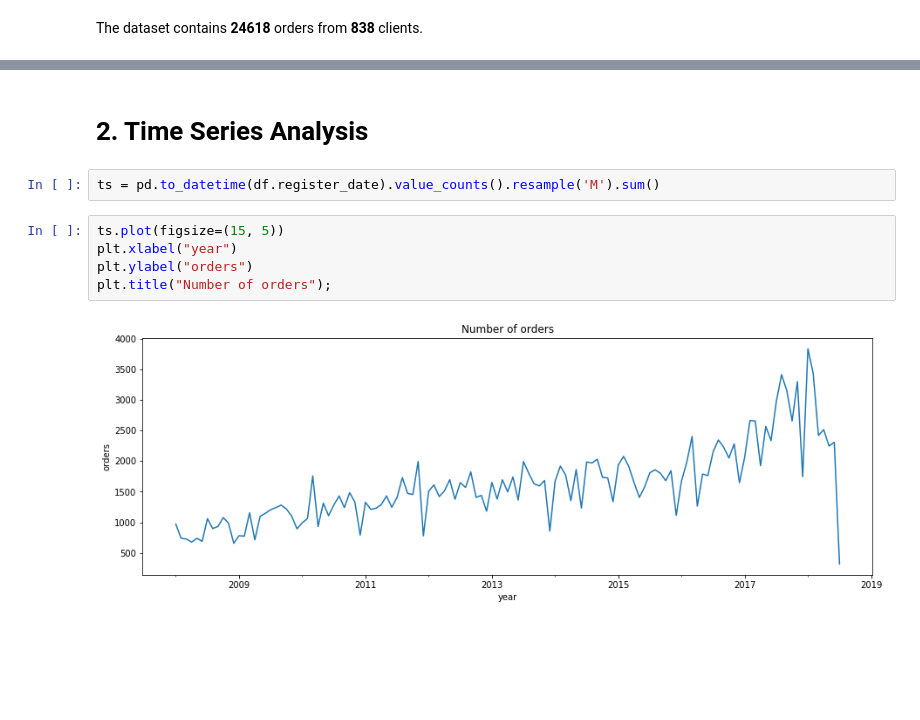
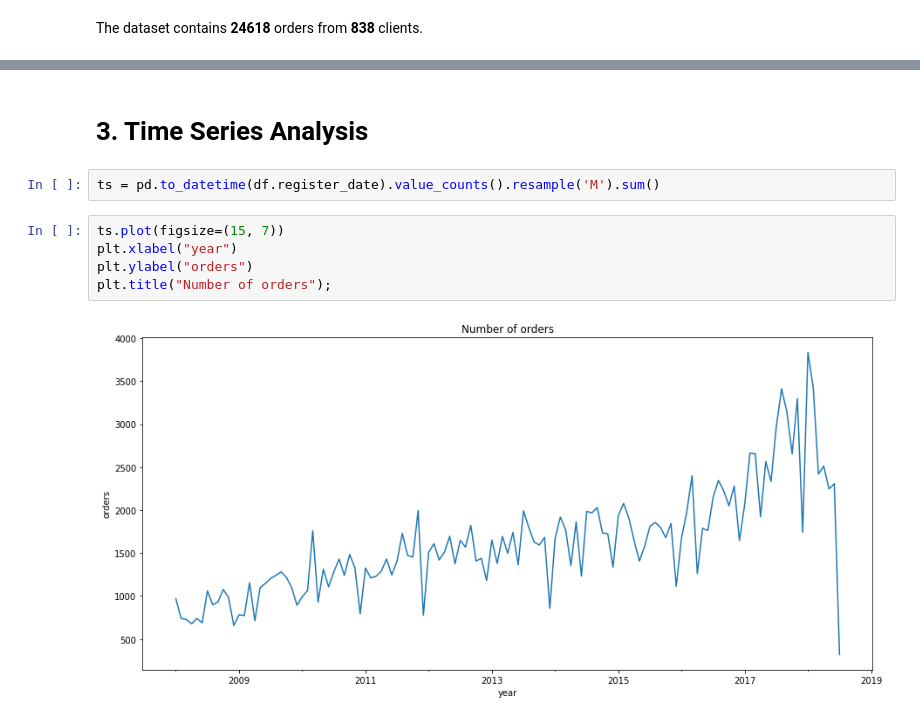
Before and after one commit to jruizvar/TOTVSLabs, a Jupyter notebook: solution.ipynb, the cells around one changed output, grey strips where cells are left out. Drawn from its saved outputs; the diff is of its cells as text; blank space fills up the shorter version.

```diff
--- a/solution.ipynb
+++ b/solution.ipynb
@@ -44,11 +98,11 @@ The dataset contains **24618** orders from **838** clients.
 # %% [markdown]
-# 2. Time Series Analysis
+# 3. Time Series Analysis
 # %%
 ts = pd.to_datetime(df.register_date).value_counts().resample('M').sum()
 # %%
-ts.plot(figsize=(15, 5))
+ts.plot(figsize=(15, 7))
 plt.xlabel("year")
 plt.ylabel("orders")
 plt.title("Number of orders");
 # %% [output]
-[figure, old version]
+[figure, new version]
```
Also changed, not shown: parts of 5 cells of this notebook.
